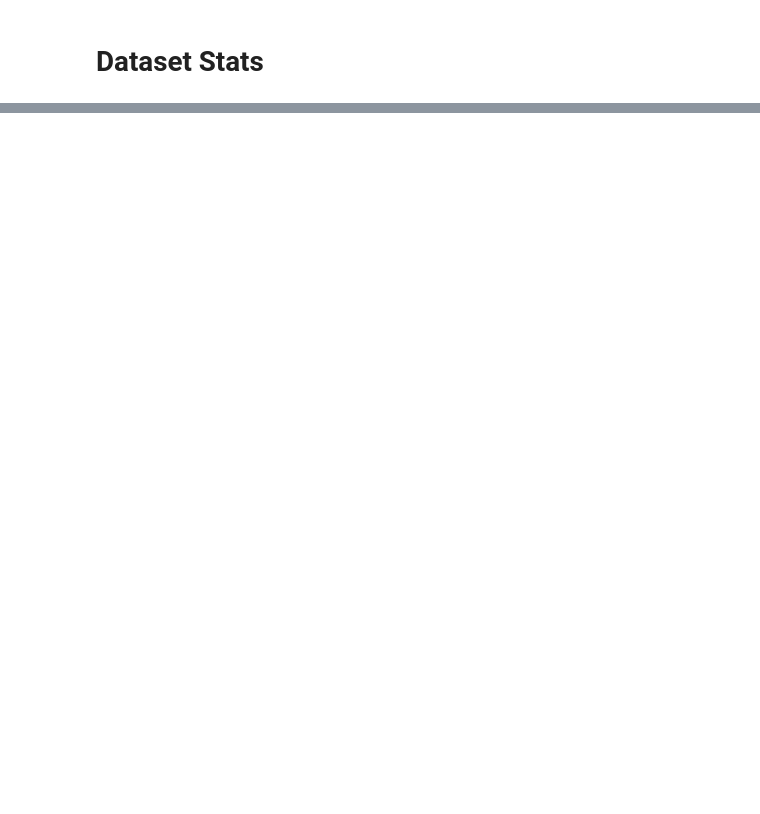
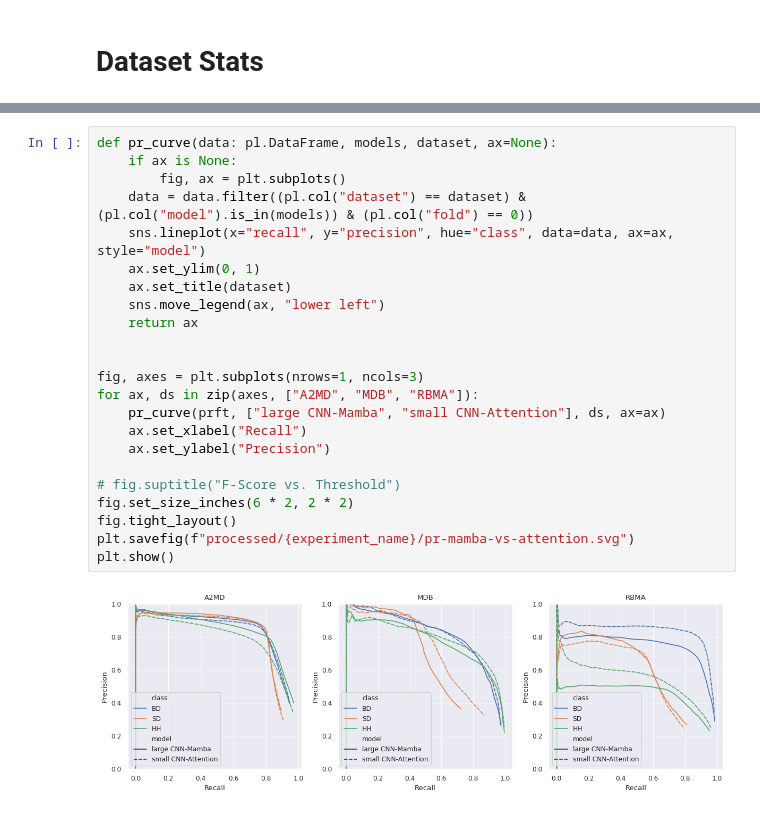
Before and after one commit to MarcelLieb/Automatic-Drum-Transcription, a Jupyter notebook: text_viz.ipynb, the cells around one changed output, grey strips where cells are left out. Saved outputs shown, nothing was run; the diff lists cells and outputs as text; blank space fills up the shorter version.

```diff
--- a/text_viz.ipynb
+++ b/text_viz.ipynb
@@ -233,0 +468,25 @@ plt.show()
+# %%
+def pr_curve(data: pl.DataFrame, models, dataset, ax=None):
+    if ax is None:
+        fig, ax = plt.subplots()
+    data = data.filter((pl.col("dataset") == dataset) & (pl.col("model").is_in(models)) & (pl.col("fold") == 0))
+    sns.lineplot(x="recall", y="precision", hue="class", data=data, ax=ax, style="model")
+    ax.set_ylim(0, 1)
+    ax.set_title(dataset)
+    sns.move_legend(ax, "lower left")
+    return ax
+
+
+fig, axes = plt.subplots(nrows=1, ncols=3)
+for ax, ds in zip(axes, ["A2MD", "MDB", "RBMA"]):
+    pr_curve(prft, ["large CNN-Mamba", "small CNN-Attention"], ds, ax=ax)
+    ax.set_xlabel("Recall")
+    ax.set_ylabel("Precision")
+
+# fig.suptitle("F-Score vs. Threshold")
+fig.set_size_inches(6 * 2, 2 * 2)
+fig.tight_layout()
+plt.savefig(f"processed/{experiment_name}/pr-mamba-vs-attention.svg")
+plt.show()
+# %% [output]
+[figure, added]
```
Also changed, not shown: parts of 44 cells of this notebook.
